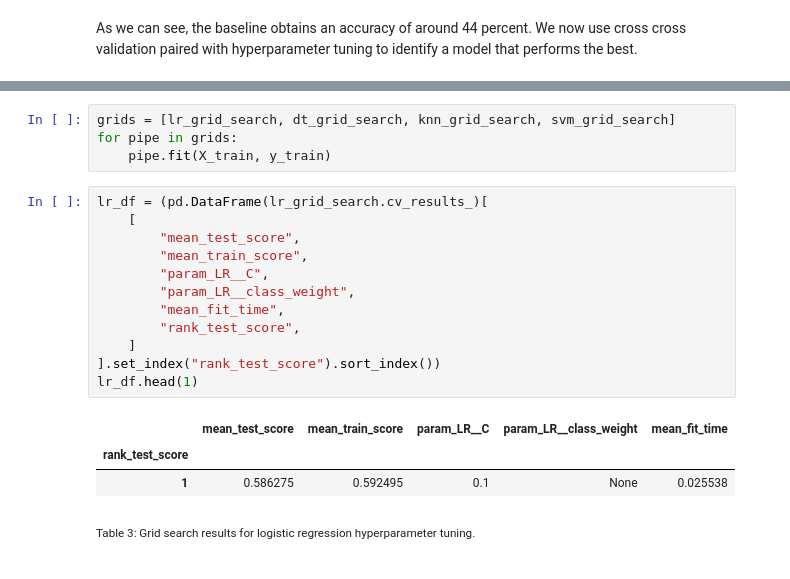
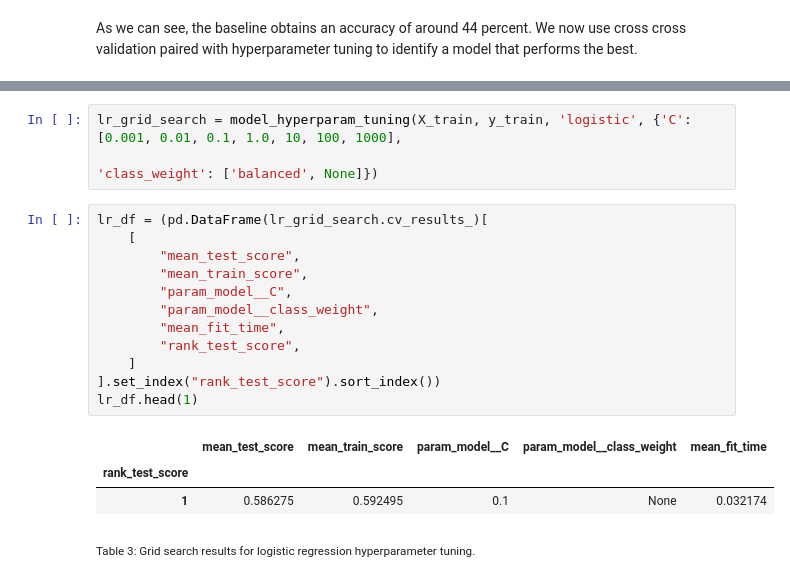
Before and after one commit to UBC-MDS/Red-Wine-Quality-Prediction, a Jupyter notebook: notebooks/red_wine_quality_prediction_report.ipynb, the cells around one changed output, grey strips where cells are left out. Saved outputs shown, nothing was run; the diff lists cells and outputs as text.

Commit message:
functionalized the model selection and hyperparameter tuning section and added the tests for it

```diff
--- a/src/red_wine_quality_prediction_report.ipynb
+++ b/notebooks/red_wine_quality_prediction_report.ipynb
@@ -148,22 +126,21 @@ svm_grid_search = GridSearchCV(estimator=pipe_svm, param_grid=svm_param_grid, n_
-# %%
-grids = [lr_grid_search, dt_grid_search, knn_grid_search, svm_grid_search]
-for pipe in grids:
-    pipe.fit(X_train, y_train)
+# %%
+lr_grid_search = model_hyperparam_tuning(X_train, y_train, 'logistic', {'C': [0.001, 0.01, 0.1, 1.0, 10, 100, 1000],
+                                                                        'class_weight': ['balanced', None]})
 # %%
 lr_df = (pd.DataFrame(lr_grid_search.cv_results_)[
     [
         "mean_test_score",
         "mean_train_score",
-        "param_LR__C",
-        "param_LR__class_weight",
+        "param_model__C",
+        "param_model__class_weight",
         "mean_fit_time",
         "rank_test_score",
     ]
 ].set_index("rank_test_score").sort_index())
 lr_df.head(1)
 # %% [output]
-|  | mean_test_score | mean_train_score | param_LR__C | param_LR__class_weight | mean_fit_time |
+|  | mean_test_score | mean_train_score | param_model__C | param_model__class_weight | mean_fit_time |
 | rank_test_score |  |  |  |  |  |
-| 1 | 0.586275 | 0.592495 | 0.1 | None | 0.025538 |
+| 1 | 0.586275 | 0.592495 | 0.1 | None | 0.032174 |
 # %% [markdown]
 <sub>Table 3: Grid search results for logistic regression hyperparameter tuning.<sub>
```
Also changed, not shown: parts of 13 cells of this notebook, 4 other files.
